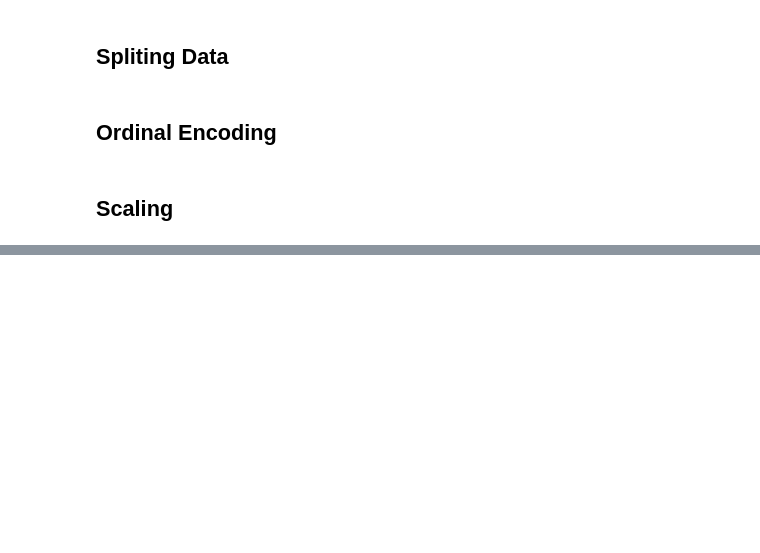
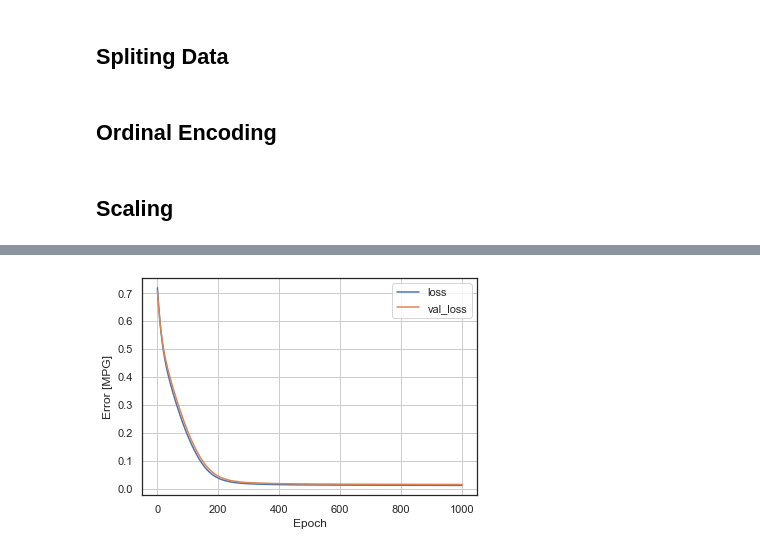
Before and after one commit to simkass/quebec-real-estate-analysis, a Jupyter notebook: quebec_real_estate/build_model.ipynb, the cells around one changed output, grey strips where cells are left out. Drawn from its saved outputs; the diff is of its cells as text; code cells hidden in the pictures; blank space fills up the shorter version.

```diff
--- a/quebec_real_estate/build_model.ipynb
+++ b/quebec_real_estate/build_model.ipynb
@@ -147,0 +146,11 @@ reg.score(X_test, y_test)
+# %%
+model = Sequential()
+model.add(Dense(units=16, activation='tanh', input_shape=(X_train.shape[-1],)))
+model.add(Dense(units=8, activation='tanh'))
+model.add(Dense(units=1, activation='linear'))
+
+print(model.summary())
+
+model.compile(optimizer=Adam(lr=0.00001), loss='mse')
+
+history = model.fit(X_train, y_train, batch_size=1000, epochs=1000, shuffle=True, verbose=1, validation_data=(X_test, y_test))
@@ -147,0 +192,12 @@ reg.score(X_test, y_test)
+# %%
+def plot_loss(history):
+  plt.plot(history.history['loss'], label='loss')
+  plt.plot(history.history['val_loss'], label='val_loss')
+  plt.xlabel('Epoch')
+  plt.ylabel('Error [MPG]')
+  plt.legend()
+  plt.grid(True)
+# %%
+plot_loss(history)
+# %% [output]
+[figure, added]
```
Also changed, not shown: parts of 7 cells of this notebook.
